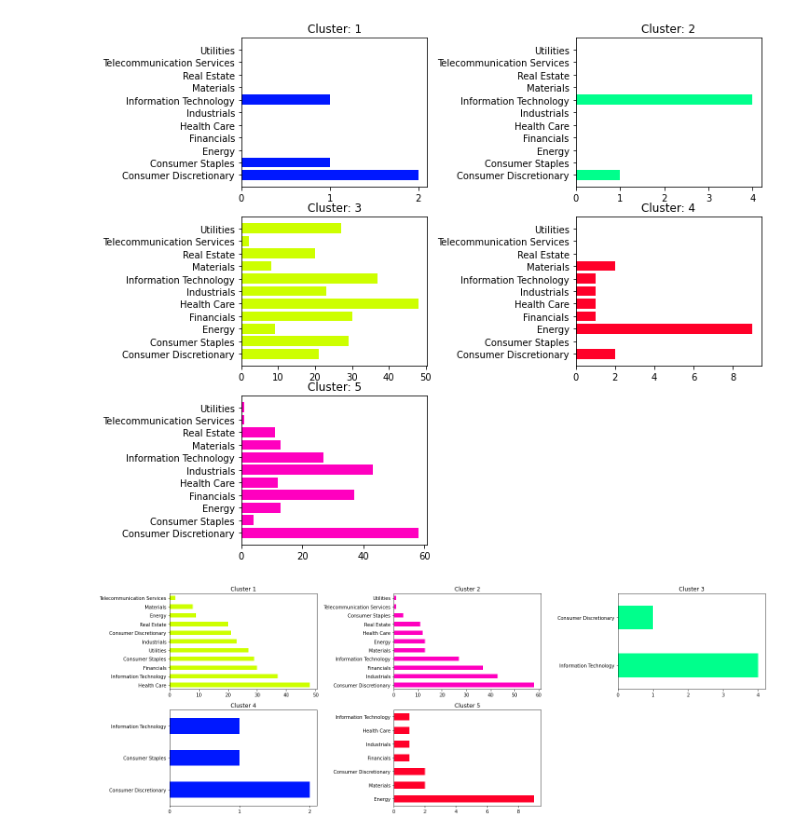
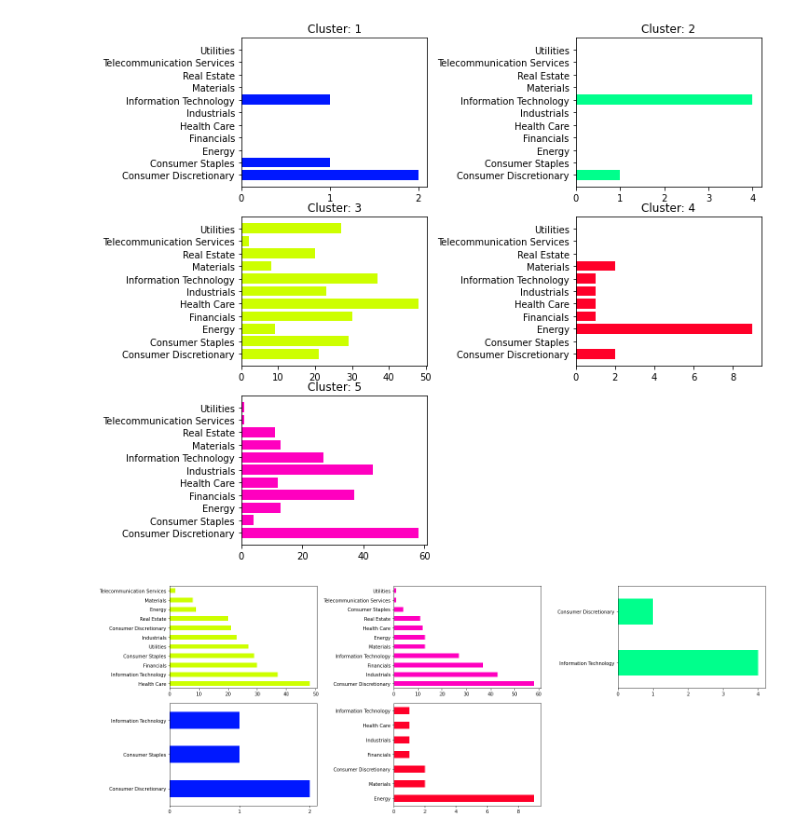
Before and after one commit to rich-liu/COGS118BFinalProject-Wagyu-Steak, a Jupyter notebook: FinalMLProject.ipynb, the cells around one changed output. Saved outputs shown, nothing was run; the diff lists cells and outputs as text; code cells hidden in the pictures.

```diff
--- a/FinalMLProject.ipynb
+++ b/FinalMLProject.ipynb
@@ -434,14 +434,16 @@ clusters = clusters(df)
 # %%
 fig, axes = plt.subplots(nrows = 2, ncols = 3, figsize=(20, 7))
 
-clusters[0]['Sector'].value_counts().plot(ax=axes[0,0], kind = 'barh', color = clusters[0]['Color'][0], title = 'Cluster 1')
-clusters[1]['Sector'].value_counts().plot(ax=axes[0,1], kind = 'barh', color = clusters[1]['Color'][0], title = 'Cluster 2')
-clusters[2]['Sector'].value_counts().plot(ax=axes[0,2], kind = 'barh', color = clusters[2]['Color'][0], title = 'Cluster 3')
-clusters[3]['Sector'].value_counts().plot(ax=axes[1,0], kind = 'barh', color = clusters[3]['Color'][0], title = 'Cluster 4')
-clusters[4]['Sector'].value_counts().plot(ax=axes[1,1], kind = 'barh', color = clusters[4]['Color'][0], title = 'Cluster 5')
+clusters[0]['Sector'].value_counts().plot(ax=axes[0,0], kind = 'barh', color = clusters[0]['Color'][0])
+clusters[1]['Sector'].value_counts().plot(ax=axes[0,1], kind = 'barh', color = clusters[1]['Color'][0])
+clusters[2]['Sector'].value_counts().plot(ax=axes[0,2], kind = 'barh', color = clusters[2]['Color'][0])
+clusters[3]['Sector'].value_counts().plot(ax=axes[1,0], kind = 'barh', color = clusters[3]['Color'][0])
+clusters[4]['Sector'].value_counts().plot(ax=axes[1,1], kind = 'barh', color = clusters[4]['Color'][0])
+
 axes[0,2].xaxis.set_major_locator(matplotlib.ticker.MaxNLocator(integer=True))
 axes[1,0].xaxis.set_major_locator(matplotlib.ticker.MaxNLocator(integer=True))
+
 fig.tight_layout()
 fig.delaxes(axes[1][2])
 # %% [output]
-[figure, old version]
+[figure, new version]
```
Also changed, not shown: parts of 3 cells of this notebook, 1 other file.
